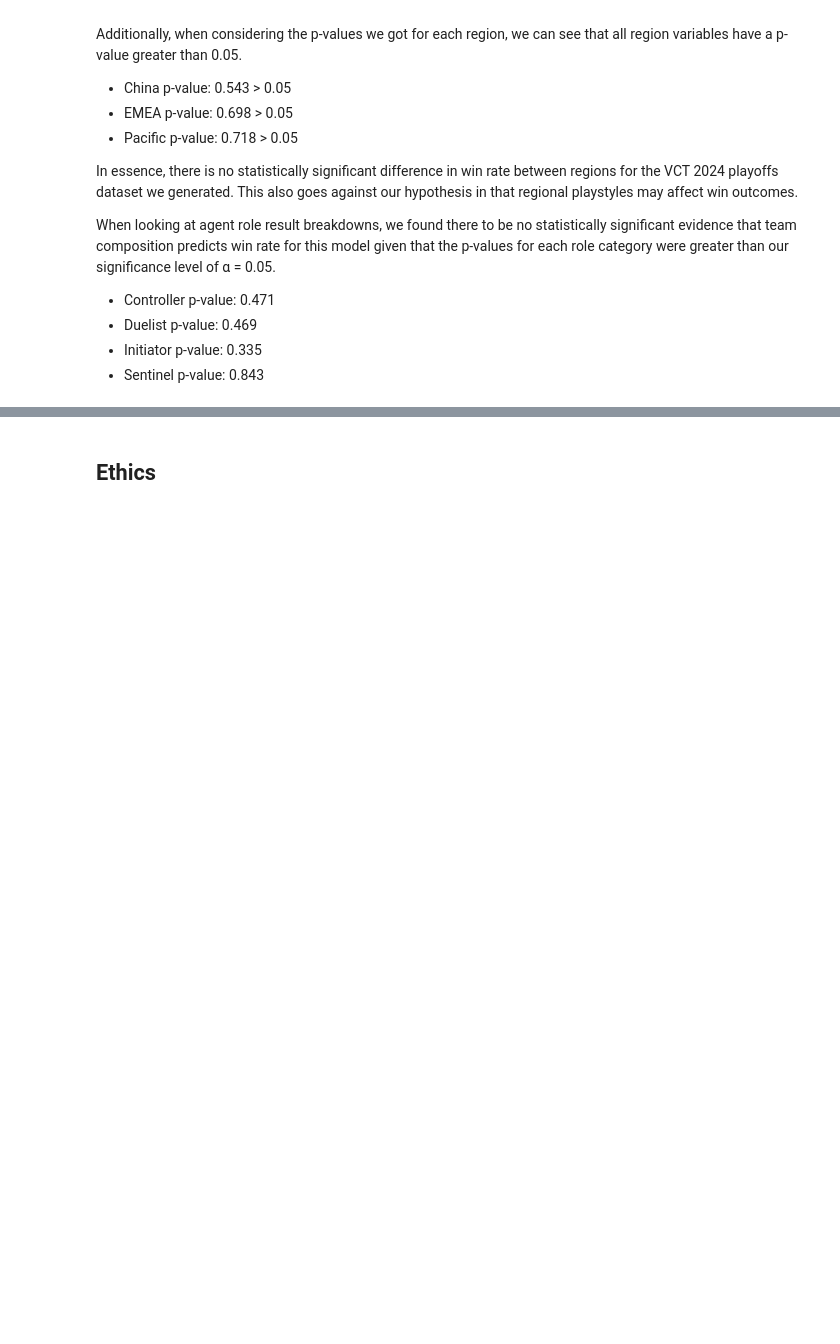
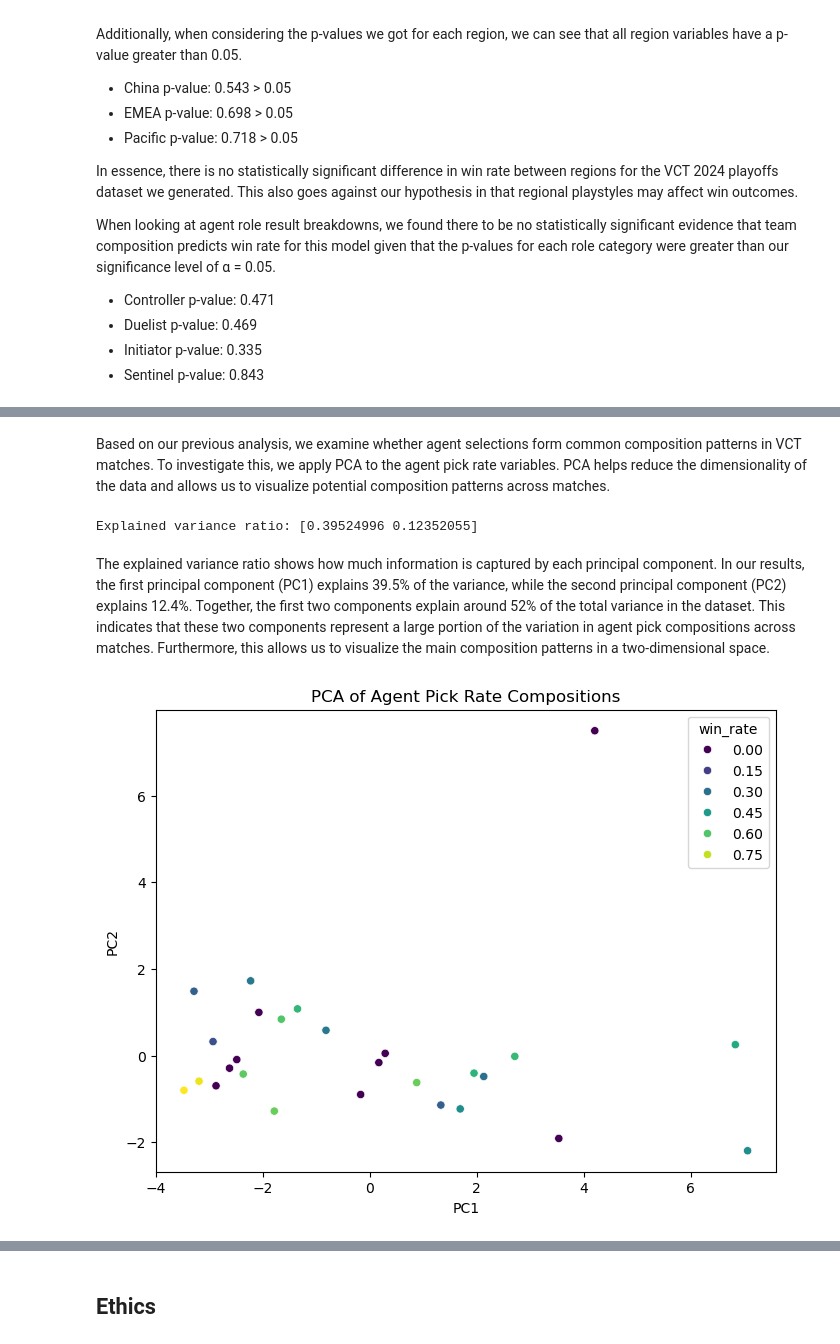
Before and after one commit to keil4ni/vct-2024-analysis, a Jupyter notebook: 03-FinalProject.ipynb, the cells around one changed output, grey strips where cells are left out. Saved outputs shown, nothing was run; the diff lists cells and outputs as text; code cells hidden in the pictures; blank space fills up the shorter version.

```diff
--- a/03-FinalProject.ipynb
+++ b/03-FinalProject.ipynb
@@ -892,0 +900,48 @@ When looking at agent role result breakdowns, we found there to be no statistica
+# %% [markdown]
+Based on our previous analysis, we examine whether agent selections form common composition patterns in VCT matches.
+To investigate this, we apply PCA to the agent pick rate variables.
+PCA helps reduce the dimensionality of the data and allows us to visualize potential composition patterns across matches.
+# %%
+# combine all agent pick rate variables
+pick_cols = controllers + duelists + initiators + sentinels
+
+
+picks = df_model[pick_cols]
+# %%
+# scale the data and keep the first two principal components
+from sklearn.preprocessing import StandardScaler
+from sklearn.decomposition import PCA
+
+scaler = StandardScaler()
+picks_scaled = scaler.fit_transform(picks)
+pca = PCA(n_components=2)
+pcs = pca.fit_transform(picks_scaled)
+# %%
+# create dataframe with PC1 and PC2
+pca_df = pd.DataFrame(pcs, columns=['PC1', 'PC2'])
+
+# Keep win rate
+pca_df['win_rate'] = df_model['win_rate']
+
+# show how much variance
+print("Explained variance ratio:", pca.explained_variance_ratio_)
+# %% [output]
+Explained variance ratio: [0.39524996 0.12352055]
+# %% [markdown]
+The explained variance ratio shows how much information is captured by each principal component. In our results, the first principal component (PC1) explains 39.5% of the variance, while the second principal component (PC2) explains 12.4%. Together, the first two components explain around 52% of the total variance in the dataset. This indicates that these two components represent a large portion of the variation in agent pick compositions across matches. Furthermore, this allows us to visualize the main composition patterns in a two-dimensional space.
+# %%
+# plot PCA result
+plt.figure(figsize=(8,6))
+
+sns.scatterplot(
+    x='PC1',
+    y='PC2',
+    data=pca_df,
+    hue='win_rate',
+    palette='viridis'
+)
+
+plt.title("PCA of Agent Pick Rate Compositions")
+plt.show()
+# %% [output]
+[figure, added]
```
Also changed, not shown: parts of 11 cells of this notebook.
